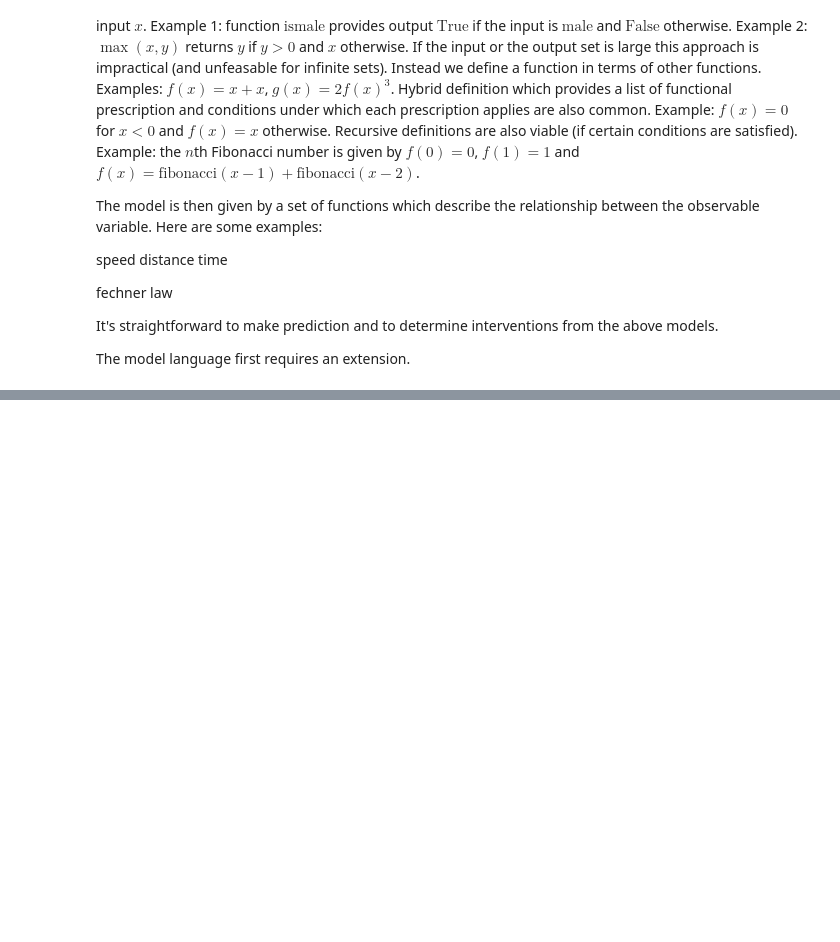
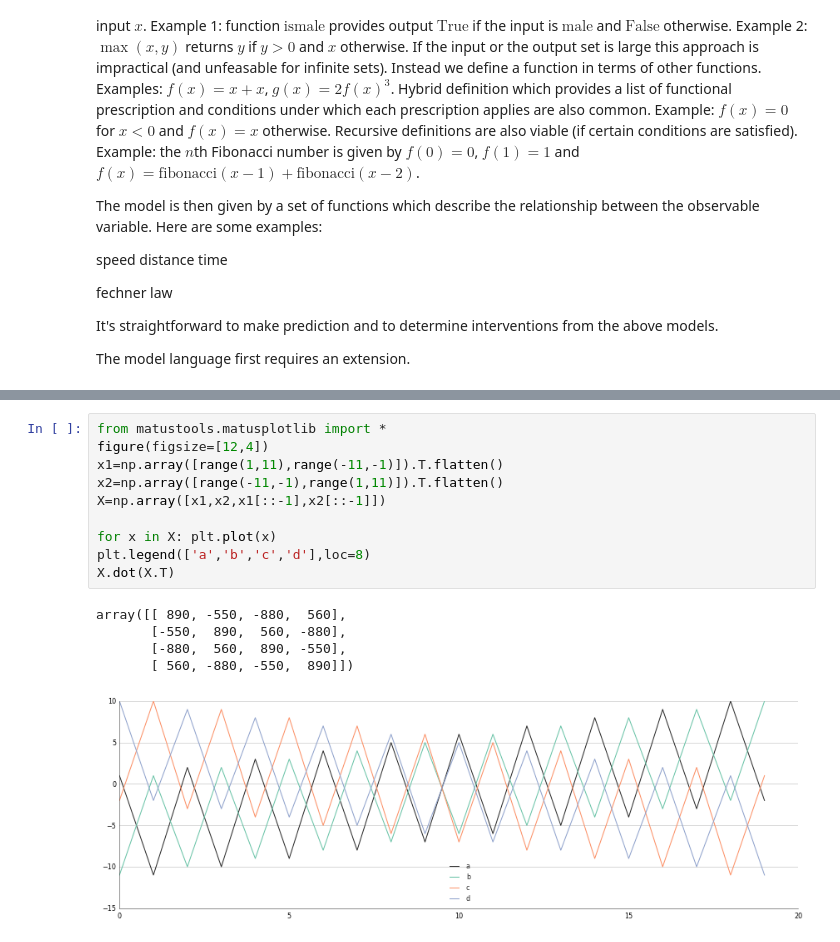
Before and after one commit to simkovic/QMFPR, a Jupyter notebook: ch2.ipynb, the cells around one changed output, grey strips where cells are left out. Cells and saved outputs as stored; diff of their text form; blank space fills up the shorter version.

```diff
--- a/ch2.ipynb
+++ b/ch2.ipynb
@@ -28,0 +247,16 @@ multiple function argument, Linear algebra, vectors, matrices
+# %%
+from matustools.matusplotlib import *
+figure(figsize=[12,4])
+x1=np.array([range(1,11),range(-11,-1)]).T.flatten()
+x2=np.array([range(-11,-1),range(1,11)]).T.flatten()
+X=np.array([x1,x2,x1[::-1],x2[::-1]])
+
+for x in X: plt.plot(x)
+plt.legend(['a','b','c','d'],loc=8)
+X.dot(X.T)
+# %% [output]
+array([[ 890, -550, -880,  560],
+       [-550,  890,  560, -880],
+       [-880,  560,  890, -550],
+       [ 560, -880, -550,  890]])
+[figure, added]
```
Also changed, not shown: parts of 9 cells of this notebook.
